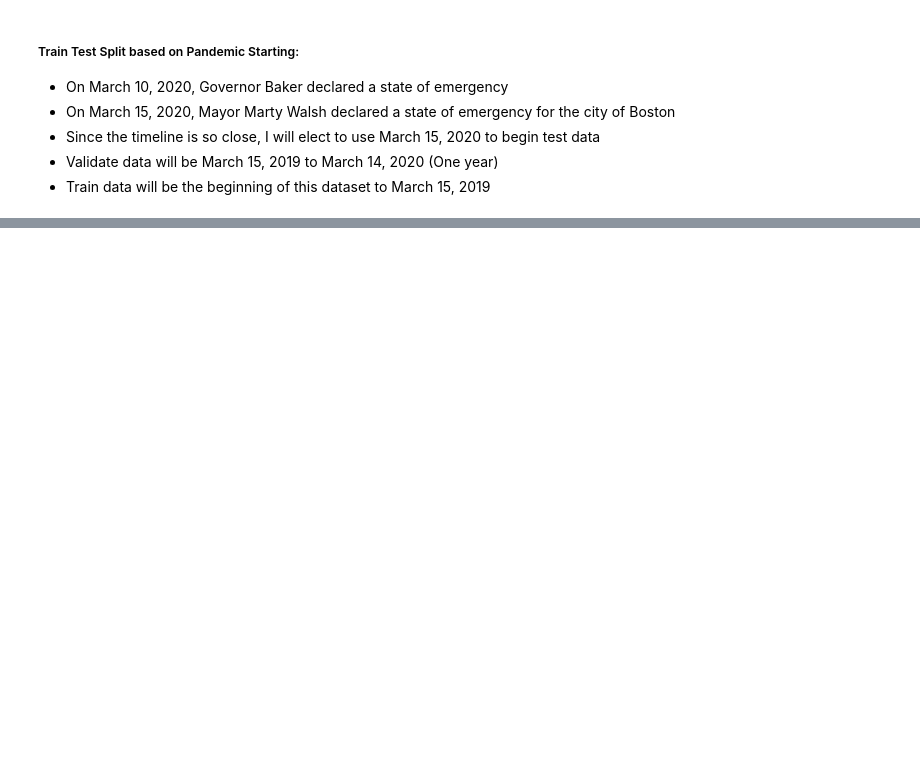
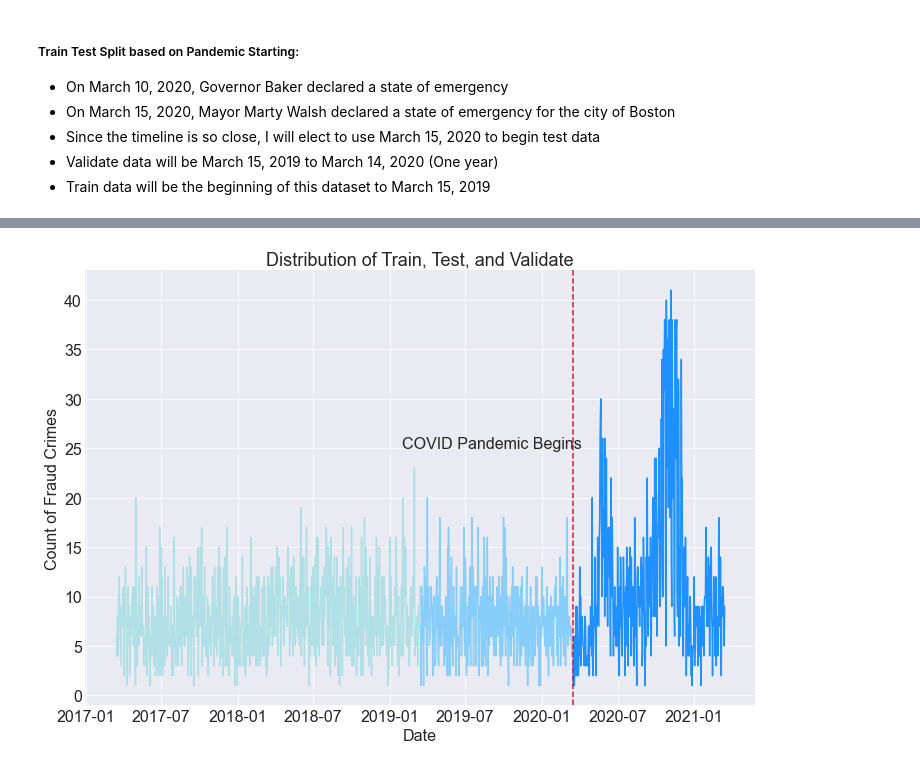
Before and after one commit to cristinalucin/boston-crime-data-project, a Jupyter notebook: Final Project Notebook.ipynb, the cells around one changed output, grey strips where cells are left out. Drawn from its saved outputs; the diff is of its cells as text; code cells hidden in the pictures; blank space fills up the shorter version.

```diff
--- a/Final Project Notebook.ipynb
+++ b/Final Project Notebook.ipynb
@@ -171,0 +183,4 @@ train.head()
+# %%
+e.train_test_viz(train, validate, test)
+# %% [output]
+[figure, added]
```
Also changed, not shown: parts of 3 cells of this notebook, 2 other files.
